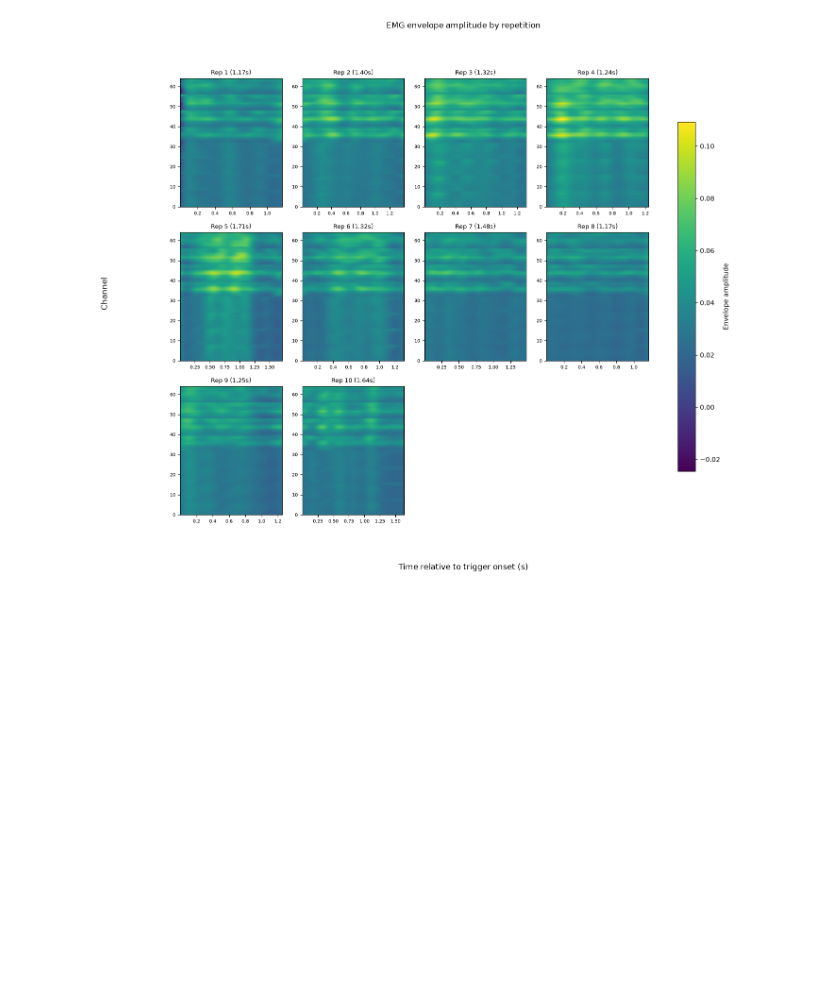
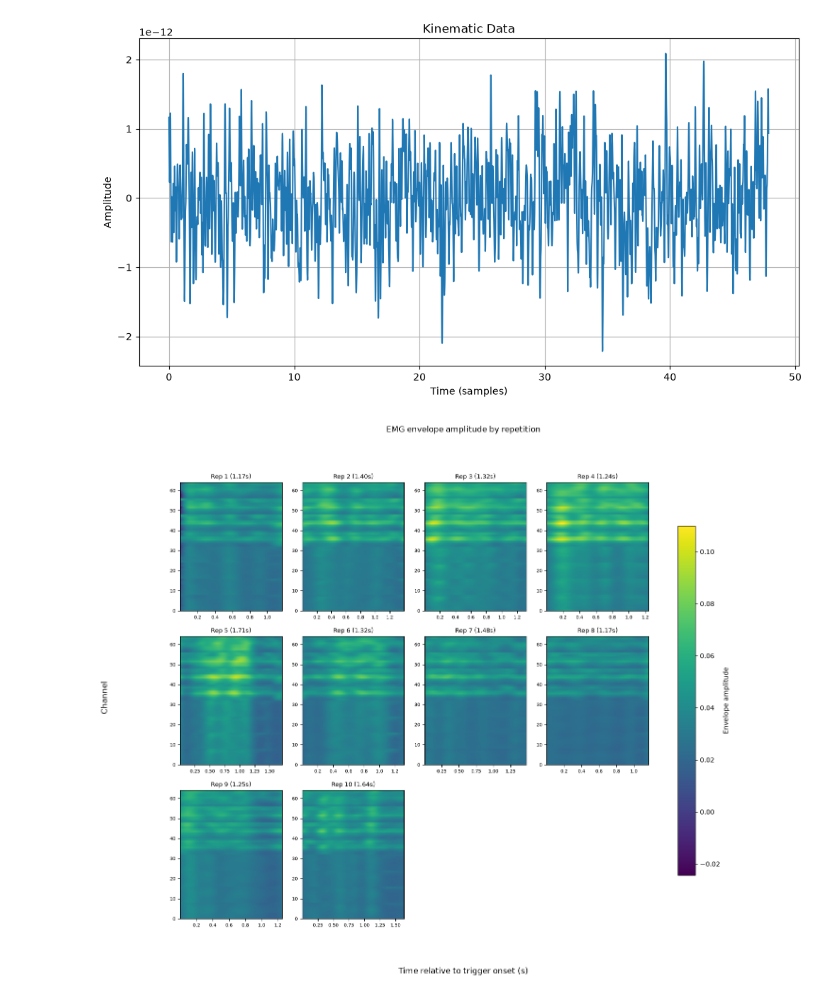
Before and after one commit to lizkalen/ReachGrasp, a Jupyter notebook: src/Reach&Grasp_decode.ipynb, the cells around one changed output. Saved outputs shown, nothing was run; the diff lists cells and outputs as text; code cells hidden in the pictures; blank space fills up the shorter version.

```diff
--- a/src/Reach&Grasp_decode.ipynb
+++ b/src/Reach&Grasp_decode.ipynb
@@ -127,34 +159,3 @@ emg_raw0 = emg_data_HO1.copy()
 
 emg_data_T02 = movement_subset_02['sub-02']['Trid']['emg_data']
 emg_raw02 = emg_data_T02.copy()
-# %%
-
-
-motion_data = {}
-vicon_file_name = os.path.join(INPUT_DIR,
-                                    'sub-01',
-                                    f'motion/sub-01_task-Cyl_acq-vicon_motion.csv'
-                                    )
-
-vicon_file_header = os.path.join(INPUT_DIR,
-                                        'sub-01',
-                                        f'motion/sub-01_task-Cyl_acq-vicon_channels.tsv'
-                                        )
-motion_df = pd.read_csv(vicon_file_name, header = None) # 1st column in motion_df is time
-motion_header_df = pd.read_csv(vicon_file_header, sep = '\t')
-
-labels_vicon = motion_header_df['name'].values.tolist()
-
-motion_df.columns =  ['time'] + labels_vicon # rename so col 1 is named time, followed by the names of vicon channels
-motion_df_t = motion_df.set_index('time').T # set time as the index and transpose so they become the columns
-motion_df_t.index.name = 'vicon_name'
-motion_df_t.columns.name = 'time'
-
-motion_times = motion_df_t.columns.values
-print(motion_times)
-# motion_times = motion_times.values # turn pandas.series into array
-
-# motion_data['sub-01']['Cyl'] = {
-#     'vicon_data': motion_df_t,
-#     'motion_times': motion_times
-# }
@@ -293,0 +196,6 @@ for subj in subjs:
+# %%
+vicon_subset = motion_data['sub-02']['Trid']['vicon_data']
+vicon_times = motion_data['sub-02']['Trid']['motion_times']
+
+print(vicon_subset.head())
+print(vicon_times.head())
@@ -294,3 +221,12 @@ for subj in subjs:
+# %%
+plt.figure(figsize=(12, 6))
+plt.plot(vicon_subset.iloc[5,:])
+plt.title("Kinematic Data")
+plt.xlabel("Time (samples)")
+plt.ylabel("Amplitude")
+plt.grid()
+# %% [output]
+[figure, added]
 # %%
 """
 Segment and visualize emg data for each trigger bound identified by kinematic data.
```
Also changed, not shown: parts of 12 cells of this notebook.
